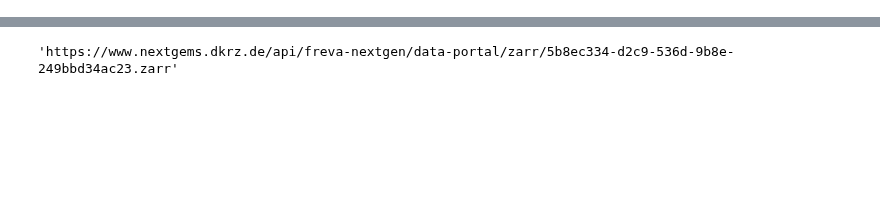
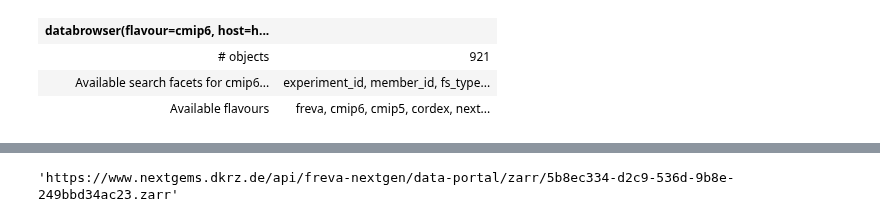
Before and after one commit to freva-org/Talks, a Jupyter notebook: DataSearchWorkshop2025/FrevaWorkshop.ipynb, the cells around one changed output, grey strips where cells are left out. Cells and saved outputs as stored; diff of their text form; code cells hidden in the pictures; blank space fills up the shorter version.

```diff
--- a/DataSearchWorkshop2025/FrevaWorkshop.ipynb
+++ b/DataSearchWorkshop2025/FrevaWorkshop.ipynb
@@ -86,0 +509,11 @@ db
+# %%
+from freva_client import databrowser
+db = databrowser(host="https://www.gems.dkrz.de",
+                 flavour="cmip6",
+                 mip_era="mpi-ge", variable_id="tas")
+db
+# %% [output]
+| databrowser(flavour=cmip6, host=h... |  |
+| # objects | 921 |
+| Available search facets for cmip6... | experiment_id, member_id, fs_type... |
+| Available flavours | freva, cmip6, cmip5, cordex, next... |
```
Also changed, not shown: parts of 184 cells of this notebook, 18 other files.
